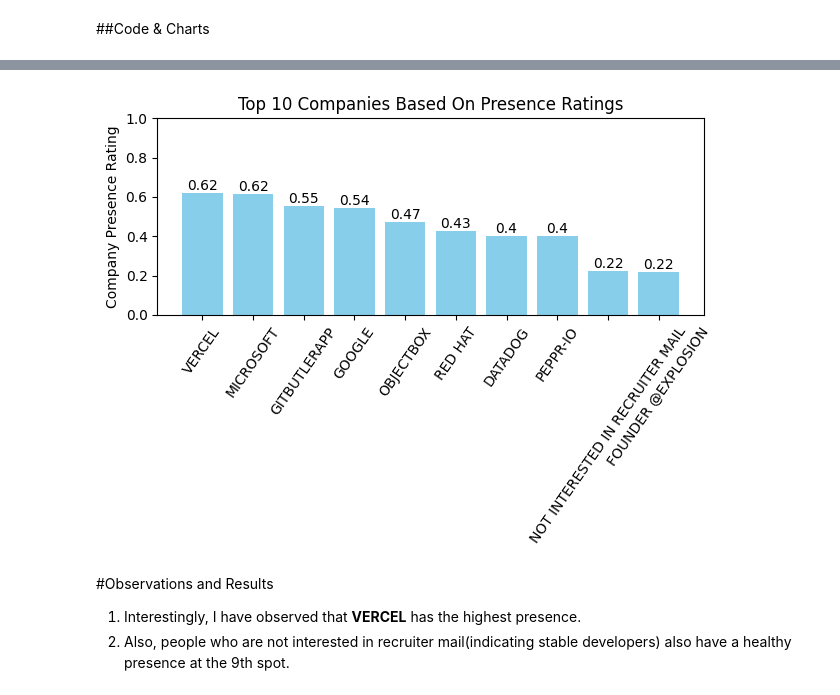
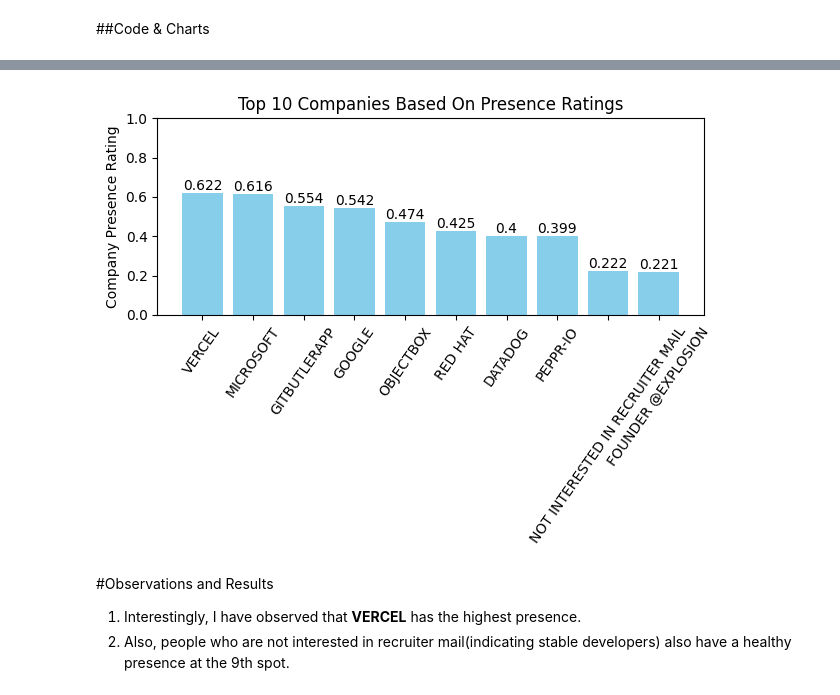
Before and after one commit to Logikos1/iitm-tds-project1-berlin200, a Jupyter notebook: analysis.ipynb, the cells around one changed output, grey strips where cells are left out. Saved outputs shown, nothing was run; the diff lists cells and outputs as text; code cells hidden in the pictures.

```diff
--- a/analysis.ipynb
+++ b/analysis.ipynb
@@ -97,35 +97,35 @@ import matplotlib.pyplot as plt
 # Assuming you have already calculated top_companies and Company_Presence_Rating
 sorted_companies = top_companies.sort_values(by='Company_Presence_Rating', ascending=False)
 
 # Create a Pareto chart
 fig, ax = plt.subplots()
 
 # Create bars for the Company Presence Rating
 bars = ax.bar(sorted_companies.index, sorted_companies['Company_Presence_Rating'], color='skyblue')
 
 # Add rating values on top of the bars
 for bar in bars:
     yval = bar.get_height()
-    ax.text(bar.get_x() + bar.get_width()/2, yval, round(yval, 2), ha='center', va='bottom')
+    ax.text(bar.get_x() + bar.get_width()/2, yval, round(yval, 3), ha='center', va='bottom')
 
 # Set labels and title
 ax.set_ylabel('Company Presence Rating')
 ax.set_title('Top 10 Companies Based On Presence Ratings')
 
 # Set the y-axis limits from 0.0 to 1.0
 ax.set_ylim(0.0, 1.0)
 
 # Set x-ticks and labels to avoid FixedFormatter warning
 ax.set_xticks(range(len(sorted_companies.index)))
 ax.set_xticklabels(sorted_companies.index, rotation=55)
 
 plt.savefig('top_companies.png', bbox_inches='tight')  # Save the chart as 'top_companies.png'
 
 # Show the plot
 plt.tight_layout()
 plt.show()
 # %% [output]
-[figure, old version]
+[figure, new version]
 # %% [markdown]
 #Observations and Results
 1. Interestingly, I have observed that **VERCEL** has the highest presence.
```
